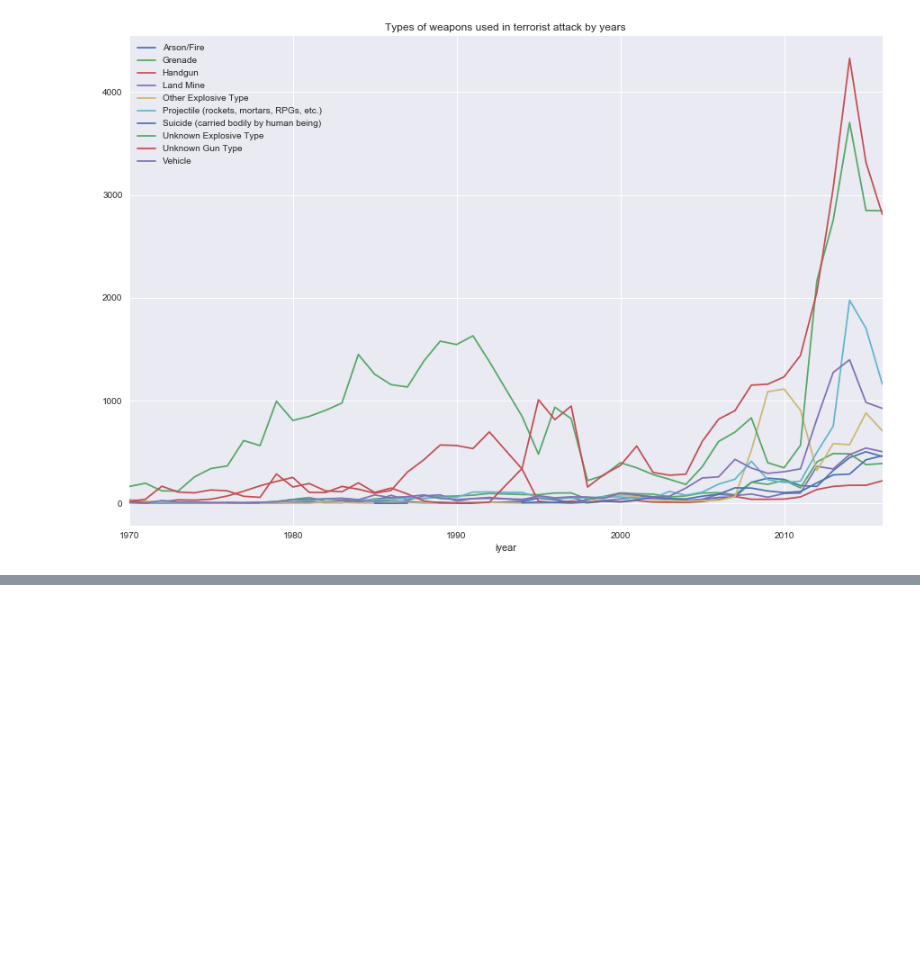
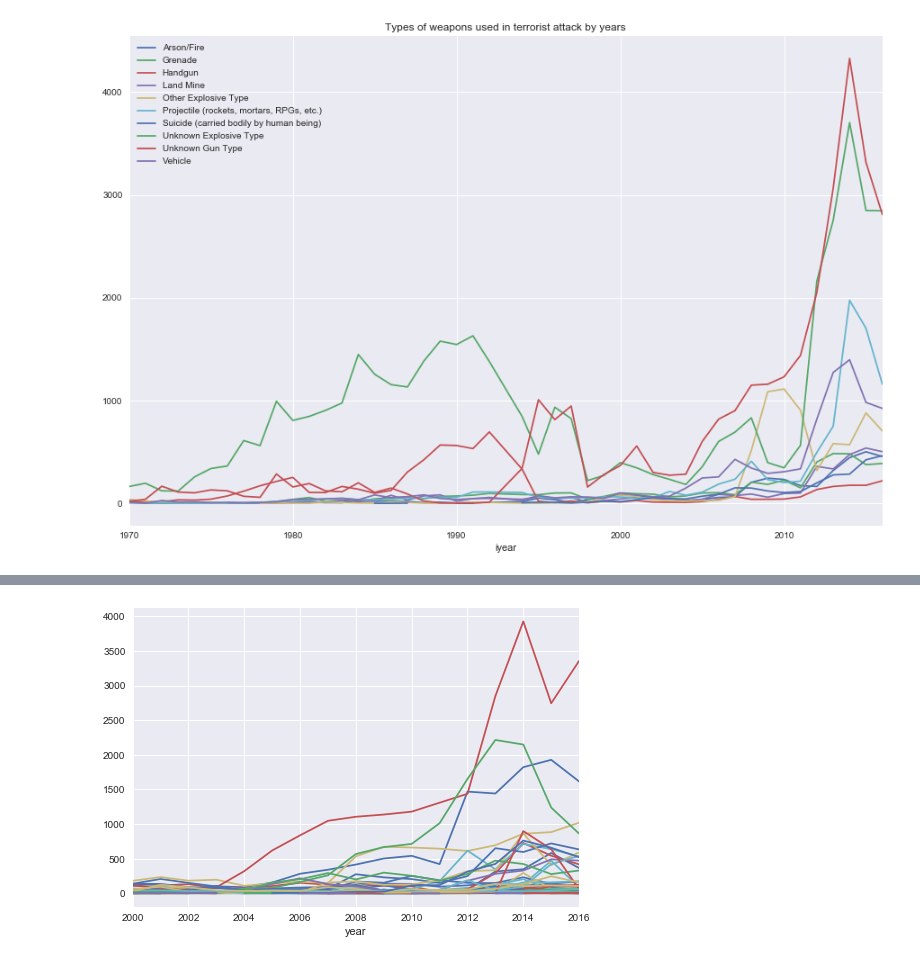
Before and after one commit to felipeferraz14/globalterrorism, a Jupyter notebook: globalterrorism.ipynb, the cells around one changed output, grey strips where cells are left out. Drawn from its saved outputs; the diff is of its cells as text; code cells hidden in the pictures; blank space fills up the shorter version.

```diff
--- a/globalterrorism.ipynb
+++ b/globalterrorism.ipynb
@@ -86,0 +104,8 @@ dfWepYear.plot(figsize=(15,10), title="Types of weapons used in terrorist attack
+# %%
+dtg = dataset[dataset['year'] >= 2000]
+# %%
+dtg = dtg.groupby(['country_txt','year']).size()
+# %%
+dtgroupcountry  = pd.DataFrame(dtg)
+# %%
+dtgroupcountrypivoted = dtgroupcountry.pivot_table(columns='country_txt', index='year')
@@ -86,0 +136,4 @@ dfWepYear.plot(figsize=(15,10), title="Types of weapons used in terrorist attack
+# %%
+dtgroupcountrypivoted.plot(legend=False);
+# %% [output]
+[figure, added]
```
Also changed, not shown: parts of 12 cells of this notebook.
